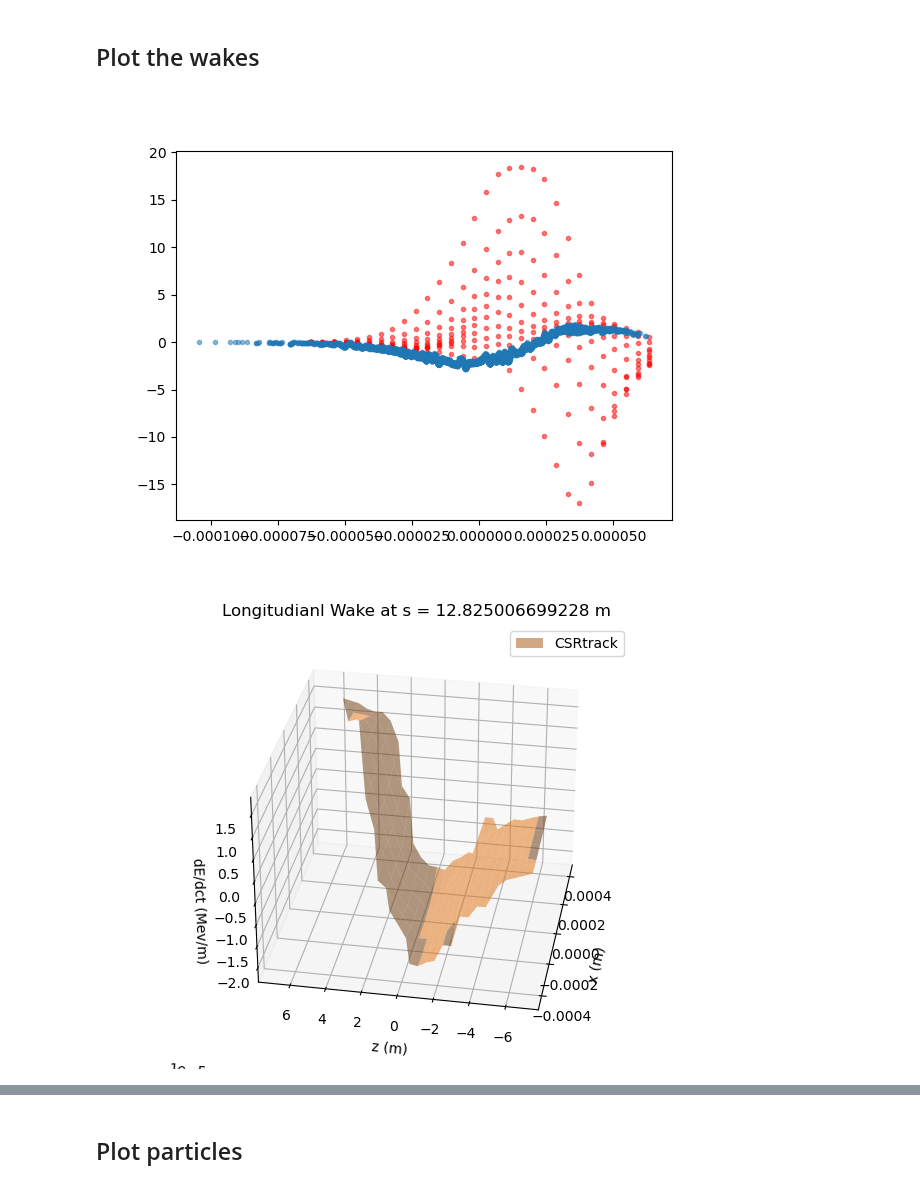
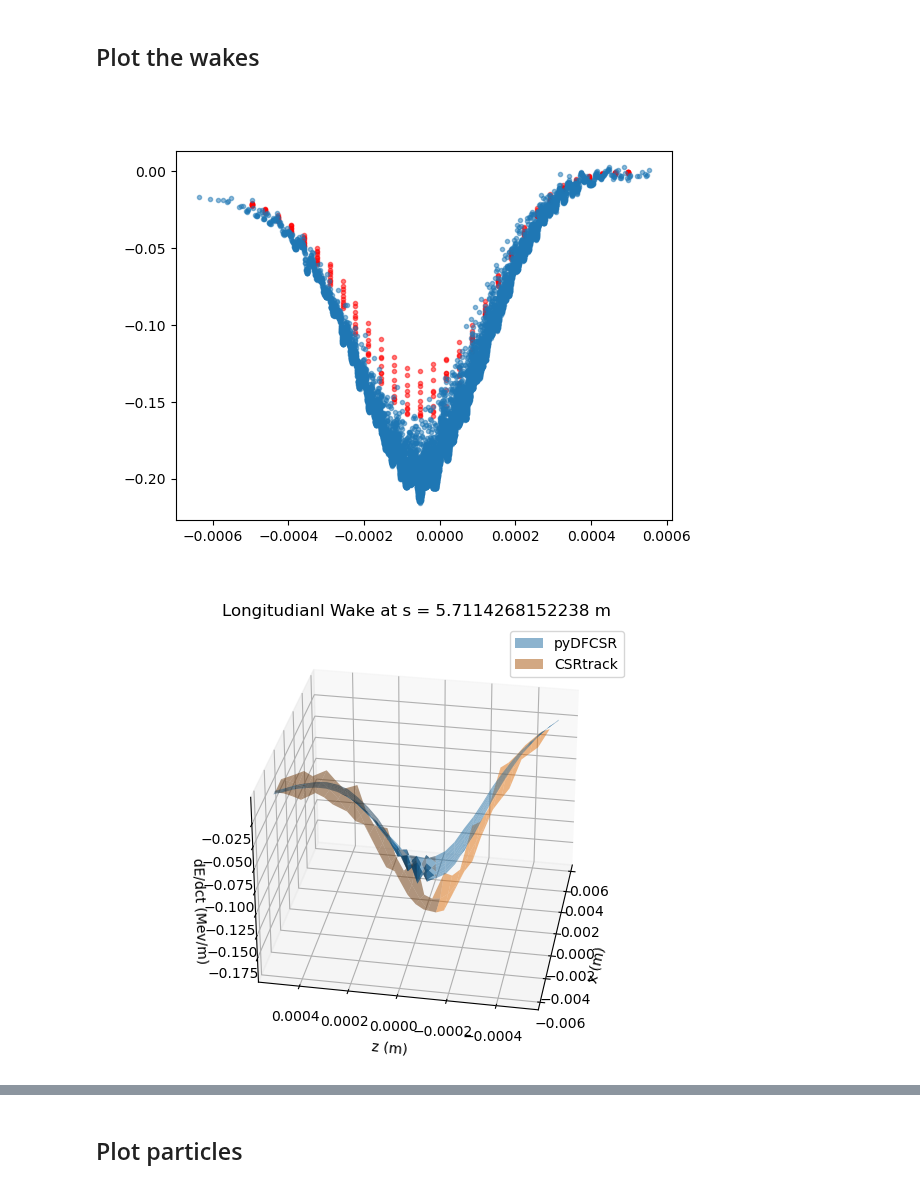
Before and after one commit to slaclab/pyDFCSR, a Jupyter notebook: pyDFCSR_2D/example/benchmark_w_CSRtrack/chicane.ipynb, the cells around one changed output, grey strips where cells are left out. Cells and saved outputs as stored; diff of their text form; code cells hidden in the pictures.

```diff
--- a/pyDFCSR_2D/example/benchmark_w_CSRtrack/chicane.ipynb
+++ b/pyDFCSR_2D/example/benchmark_w_CSRtrack/chicane.ipynb
@@ -17,7 +17,7 @@ datafolder_pyDFCSR  =  r'..\output\chicane-2024-05-27T17_06_37-07_00'
 # %% [markdown]
 ## Load CSRtrack Data
 # %%
-data = np.loadtxt(datafolder_CSRtrack + '\chicane_0120.fmt3')
+data = np.loadtxt(datafolder_CSRtrack + '\chicane_0053.fmt3')
 z = data[1:, 4]
 delta = data[1:, 5]
 Q = data[1:, 6]
@@ -46,7 +46,7 @@ sig_z =  2.2658238855234554e-05
 # %%
 
 wake_filename = datafolder_pyDFCSR + "-wakes.h5"
-step = 'step_128'
+step = 'step_57'
 with h5py.File(wake_filename, "r") as f:
     print("t =  {}".format(f[step].attrs['position']))
     print("ebeam energy {}".format(f[step].attrs['beam_energy']))
@@ -89,7 +89,7 @@ plt.plot(z_grids, dE_dct, '.', alpha = 0.5, color = 'r')
 plt.plot(z, fz/1e6, '.',alpha = 0.5)
 plt.show()
 # %% [output]
-[figure, old version]
+[figure, new version]
 # %%
 nx = 10
 nz = 30
@@ -120,37 +120,37 @@ fz_bin = fz_count/density_count
 X, Y = x_grids, z_grids
 Z = dE_dct
 
 fig = plt.figure()
 ax = fig.add_subplot(111, projection='3d')
-#surf1 = ax.plot_surface(X, Y, Z, color ='C0', alpha = 0.5, label = 'pyDFCSR')
+surf1 = ax.plot_surface(X, Y, Z, color ='C0', alpha = 0.5, label = 'pyDFCSR')
 
-#surf1._edgecolors2d = surf1._edgecolor3d
-#surf1._facecolors2d = surf1._facecolor3d
+surf1._edgecolors2d = surf1._edgecolor3d
+surf1._facecolors2d = surf1._facecolor3d
 
 ax.set_title('3D Surface plot')
 ax.set_xlabel('X')
 ax.set_ylabel('Y')
 ax.set_zlabel('Z')
 #ax.set_ylim([-0.4e-5, 1e-5])
 #ax.scatter(x, z, fz/1e6, color='red', s=2)
 surf2 = ax.plot_surface(xmesh, ymesh, fz_bin, color ='C1', alpha = 0.5, label = 'CSRtrack')
 ax.set_xlabel('x (m)')
 ax.set_ylabel('z (m)')
 ax.set_zlabel('dE/dct (Mev/m)')
 ax.set_title('Longitudianl Wake at s = {} m'.format(t))
 
 surf2._edgecolors2d = surf2._edgecolor3d
 surf2._facecolors2d = surf2._facecolor3d
 
 ax.azim = 190
 ax.dist = 10
 ax.elev = 30
 
 ax.legend()
 plt.tight_layout()
 plt.show()
 # %% [output]
-[figure, old version]
+[figure, new version]
 # %%
 xrange = np.linspace(meanx-3*sig_x, meanx+3*sig_x, nx)
 zrange = np.linspace(meanz-3*sig_z, meanz+3*sig_z, nz)
```
Also changed, not shown: parts of 3 cells of this notebook.
